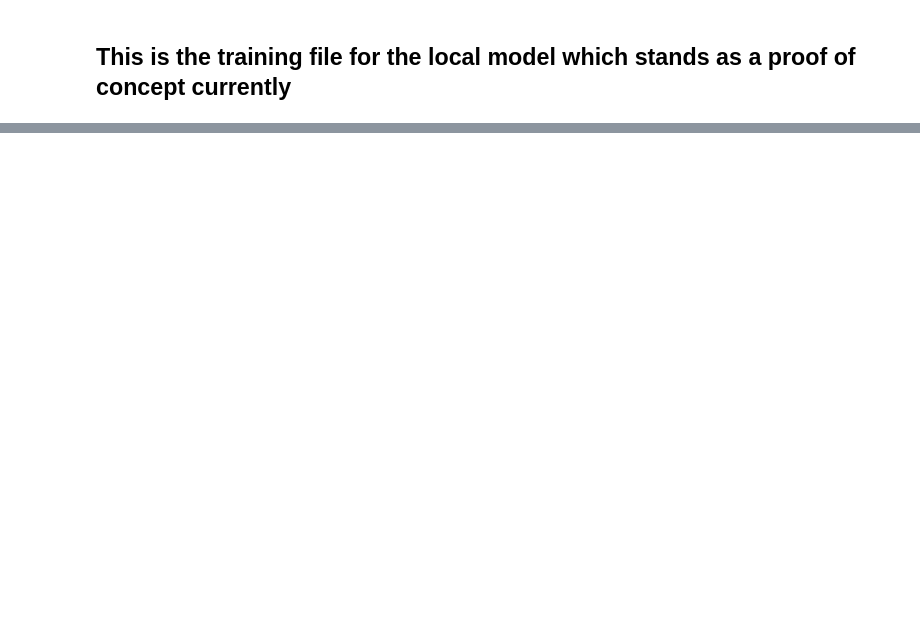
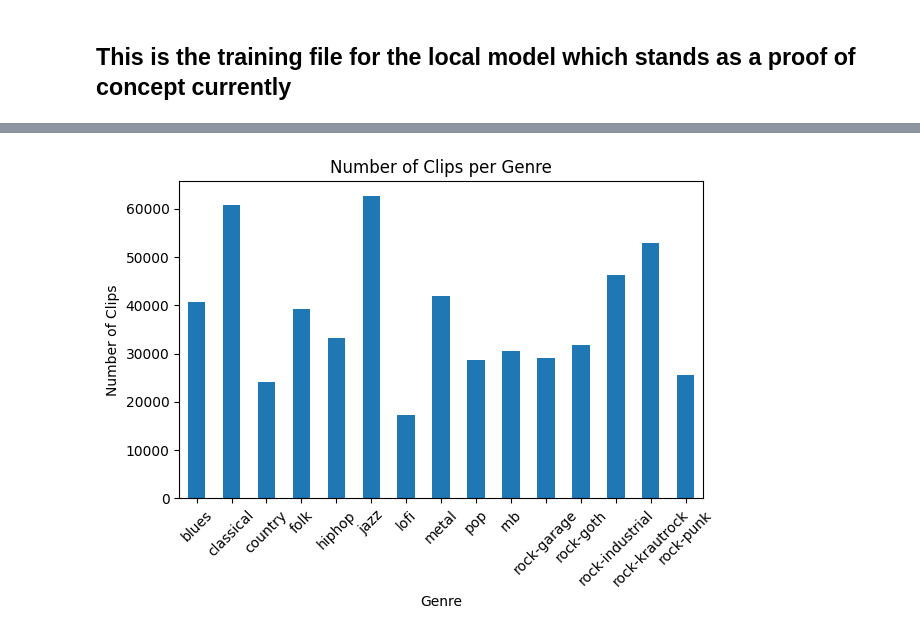
Before and after one commit to P-Panda1/audio-filler, a Jupyter notebook: notebooks/encoder_train.ipynb, the cells around one changed output, grey strips where cells are left out. Saved outputs shown, nothing was run; the diff lists cells and outputs as text; code cells hidden in the pictures; blank space fills up the shorter version.

Commit message:
model fin - training started

```diff
--- a/notebooks/encoder_train.ipynb
+++ b/notebooks/encoder_train.ipynb
@@ -34,14 +34,16 @@ class MusicGenreDataset(Dataset):
             for audio_file in genre_dir.glob("*.mp3"):
                 self.audio_files.append((audio_file, genre))
 
+
         # Precompute clip segments
         self.clips = []
         for audio_file, genre in self.audio_files:
             info = torchaudio.info(audio_file)
+            audio_sample_rate = info.sample_rate
             total_samples = info.num_frames
             start = 0
             while start < total_samples:
-                end = start + self.clip_length
+                end = start + (audio_sample_rate * clip_duration)  # clip_duration in seconds
                 if end > total_samples:
                     if total_samples - start >= 10 * sample_rate:  # Check if at least 10s
                         end = total_samples
@@ -84,0 +96,20 @@ len(dataloader)
+# %%
+import pandas as pd
+
+# Extract genre names and their corresponding clip counts
+genre_counts = {}
+for clip in dataset.clips:
+    # clip[4] is the genre name
+    genre_name = clip[4]
+    genre_counts[genre_name] = genre_counts.get(genre_name, 0) + 1
+
+# Create DataFrame
+df_genres = pd.DataFrame({
+    'genre': list(genre_counts.keys()),
+    'count': list(genre_counts.values())
+})
+
+# Add genre_id for reference
+df_genres['genre_id'] = df_genres['genre'].map(dataset.genre_to_idx)
+
+print(df_genres)
@@ -85,3 +133,14 @@ len(dataloader)
+# %%
+# Plot directly from DataFrame
+df_genres.plot.bar(x='genre', y='count', legend=False)
+plt.title('Number of Clips per Genre')
+plt.xlabel('Genre')
+plt.ylabel('Number of Clips')
+plt.xticks(rotation=45)
+plt.tight_layout()
+plt.show()
+# %% [output]
+[figure, added]
 # %%
 # Model and optimizer
 device = torch.device("cuda" if torch.cuda.is_available() else "cpu")
```
Also changed, not shown: parts of 8 cells of this notebook, 3 other files.
